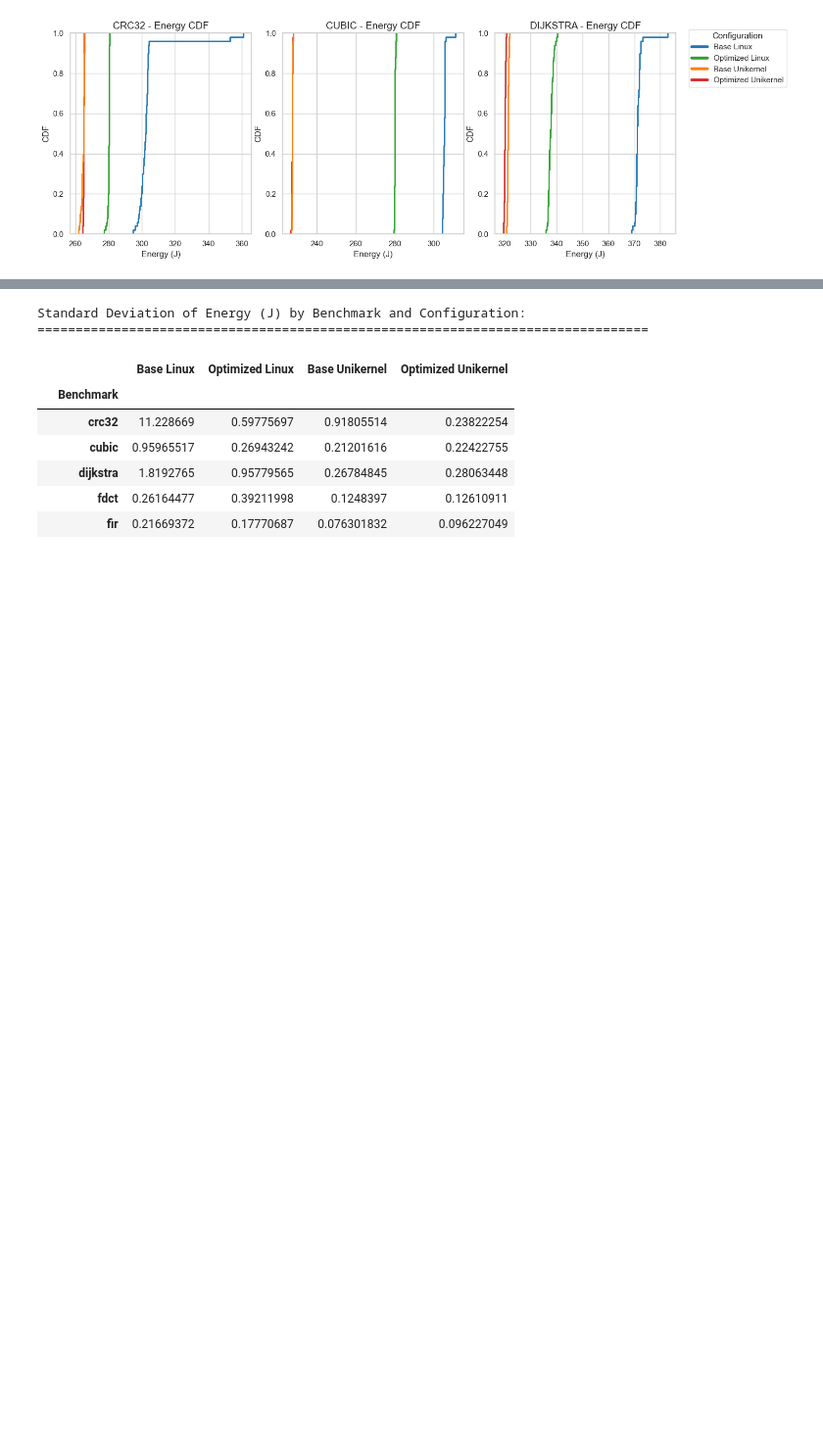
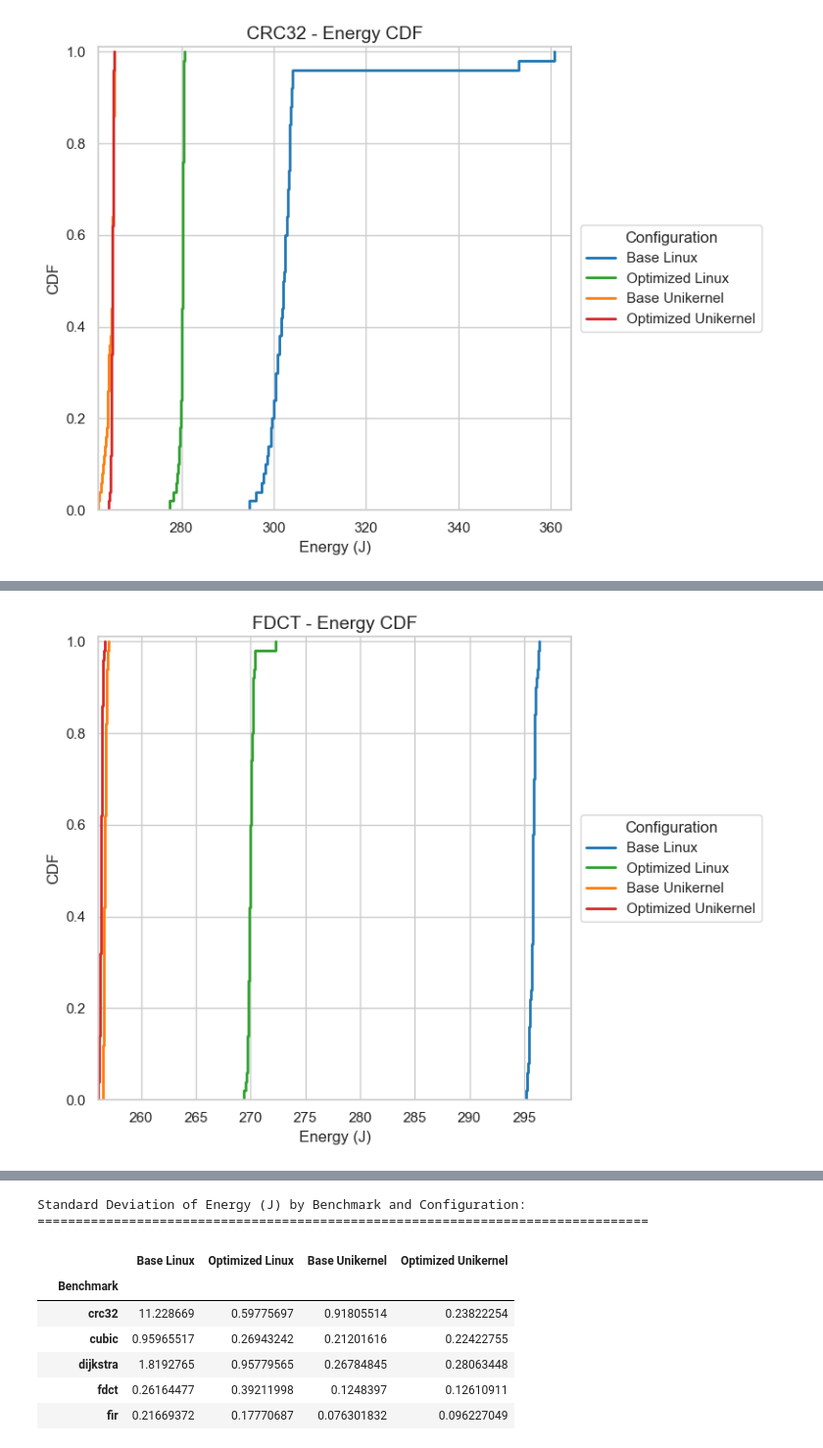
Before and after one commit to sondreross/testing, a Jupyter notebook: first_experiment.ipynb, the cells around one changed output, grey strips where cells are left out. Shown at 98% size. Cells and saved outputs as stored; diff of their text form; code cells hidden in the pictures; blank space fills up the shorter version.

```diff
--- a/first_experiment.ipynb
+++ b/first_experiment.ipynb
@@ -47,57 +214,42 @@ rijndael                        50
 # %%
-# Get all benchmarks and split into groups of 3
-all_benchmarks = all_data['benchmark'].unique().tolist()
-benchmark_groups = [all_benchmarks[i:i+3] for i in range(0, len(all_benchmarks), 3)]
+filtered_benchmarks = all_data['benchmark'].unique()
+for benchmark in filtered_benchmarks:
+    fig, ax = plt.subplots(figsize=(8, 6))
+    benchmark_data = all_data[all_data['benchmark'] == benchmark]
 
-# Define consistent color palette
-palette = ['#1f77b4', '#2ca02c', '#ff7f0e', '#d62728']  # Base Linux, Optimized Linux, Base Unikernel, Optimized Unikernel
-hue_order = ['Base Linux', 'Optimized Linux', 'Base Unikernel', 'Optimized Unikernel']
+    for source, color in zip(hue_order, palette):
+        source_data = benchmark_data[benchmark_data['source'] == source]
+        if not source_data.empty:
 
-# Filter out Base Linux for this plot
-plot_hue_order = ['Base Linux', 'Optimized Linux', 'Base Unikernel', 'Optimized Unikernel']
-plot_palette = ['#1f77b4','#2ca02c', '#ff7f0e', '#d62728']
+            sns.ecdfplot(
+                data=source_data,
+                x='total_joules',
+                color=color,
+                linewidth=2,
+                ax=ax,
+                label=source
+            )
+        else:
+            ax.plot([], [], color=color, label=source)
 
-# Create CDF plots for each group of 3 benchmarks
-for group_idx, benchmarks_to_plot in enumerate(benchmark_groups):
-    n_plots = len(benchmarks_to_plot)
-    fig, axes = plt.subplots(1, n_plots, figsize=(5*n_plots, 5))
+    ax.set_xlabel('Energy (J)', fontsize=12)
+    ax.set_ylabel('CDF', fontsize=12)
+    ax.set_title(f'{benchmark.upper()} - Energy CDF', fontsize=14)
 
-    # Handle single plot case
-    if n_plots == 1:
-        axes = [axes]
+    # Ensure full CDF is visible
+    ax.set_ylim(0.0, 1.01)
+    xmin = benchmark_data['total_joules'].min()
+    xmax = benchmark_data['total_joules'].max()
+    ax.set_xlim(xmin, xmax * 1.01)
 
-    for idx, benchmark in enumerate(benchmarks_to_plot):
-        ax = axes[idx]
-        benchmark_data = all_data[(all_data['benchmark'] == benchmark)]
-
-        # Use seaborn's ecdfplot for CDF
-        sns.ecdfplot(
-            data=benchmark_data,
-            x='total_joules',
-            hue='source',
-            hue_order=plot_hue_order,
-            palette=plot_palette,
-            linewidth=2,
-            ax=ax
-        )
-
-        ax.set_xlabel('Energy (J)', fontsize=12)
-        ax.set_ylabel('CDF', fontsize=12)
-        ax.set_title(f'{benchmark.upper()} - Energy CDF', fontsize=14)
-
-        # Get legend and remove it from individual plots
-        legend = ax.get_legend()
-        if legend is not None:
-            legend.remove()
-
-    # Create custom legend with proper labels
-    from matplotlib.lines import Line2D
-    custom_handles = [Line2D([0], [0], color=c, linewidth=4) for c in plot_palette]
-    fig.legend(custom_handles, plot_hue_order, title='Configuration', loc='upper right', bbox_to_anchor=(0.99, 0.95))
+    # Legend outside
+    ax.legend(title='Configuration',
+              loc='center left',
+              bbox_to_anchor=(1.02, 0.5),
+              borderaxespad=0)
 
     plt.tight_layout()
-    plt.subplots_adjust(right=0.84)  # Make room for legend
-    # plt.savefig(f'energy_cdf_group{group_idx+1}.png', dpi=150, bbox_inches='tight')
+    plt.savefig(f'energy_cdf_{benchmark}.png', dpi=150, bbox_inches='tight')
     plt.show()
 # %% [output]
-[figure, old version]
+[figure, new version]
@@ -105,0 +258 @@ for group_idx, benchmarks_to_plot in enumerate(benchmark_groups):
+[figure, added]
```
Also changed, not shown: parts of 10 cells of this notebook.
